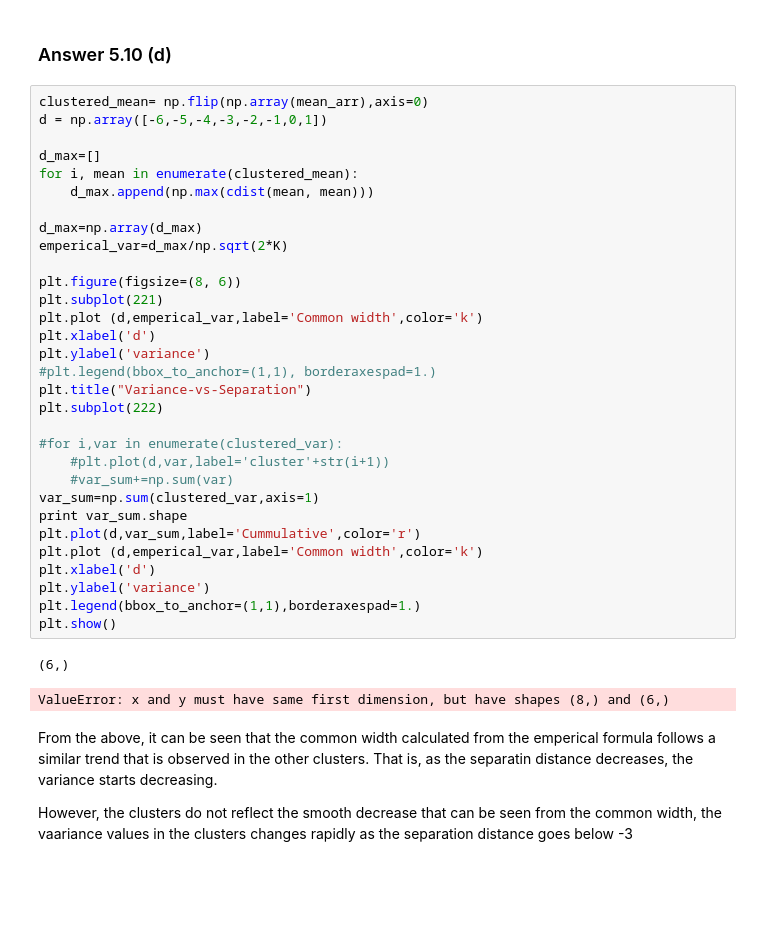
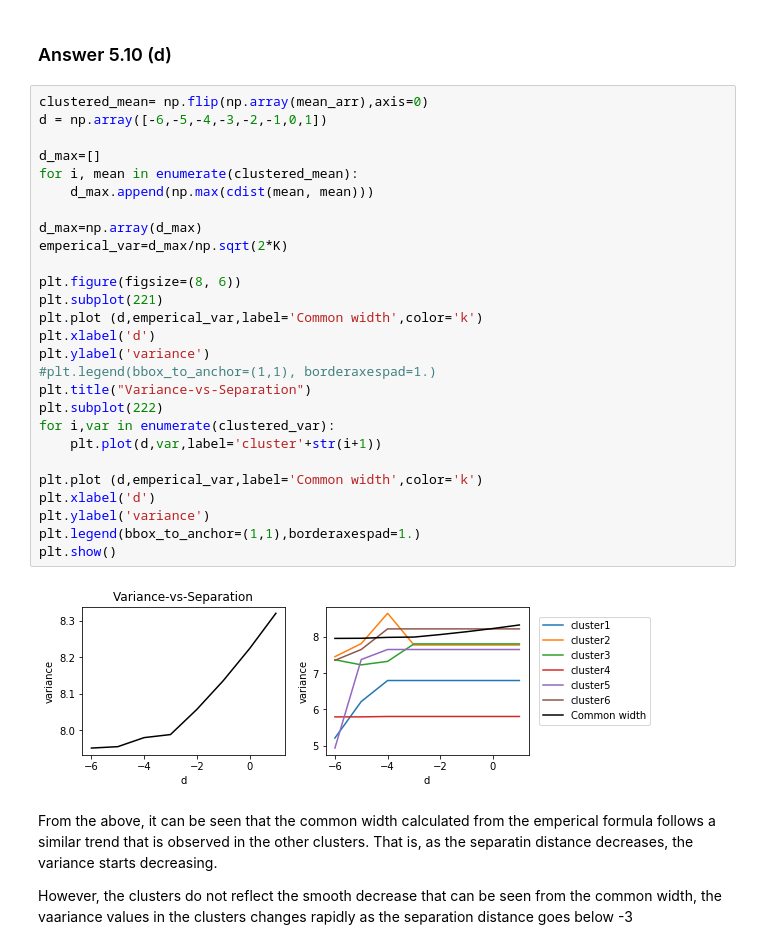
Before and after one commit to debaraj-barua/neural-networks-ws17, a Jupyter notebook: Assignment08/NN_DebarajBarua_NareshKumarGurulingan_271117/NN_DebarajBarua_NareshKumarGurulingan_271117_src/NN_DebarajBarua_NareshKumarGurulingan_271117.ipynb, the cells around one changed output. Saved outputs shown, nothing was run; the diff lists cells and outputs as text; blank space fills up the shorter version.

```diff
--- a/Assignment08/NN_DebarajBarua_NareshKumarGurulingan_271117/NN_DebarajBarua_NareshKumarGurulingan_271117_src/NN_DebarajBarua_NareshKumarGurulingan_271117.ipynb
+++ b/Assignment08/NN_DebarajBarua_NareshKumarGurulingan_271117/NN_DebarajBarua_NareshKumarGurulingan_271117_src/NN_DebarajBarua_NareshKumarGurulingan_271117.ipynb
@@ -273,37 +273,32 @@ plt.show()
 # %%
 clustered_mean= np.flip(np.array(mean_arr),axis=0)
 d = np.array([-6,-5,-4,-3,-2,-1,0,1])
 
 d_max=[]
 for i, mean in enumerate(clustered_mean):
     d_max.append(np.max(cdist(mean, mean)))
 
 d_max=np.array(d_max)
 emperical_var=d_max/np.sqrt(2*K)
 
 plt.figure(figsize=(8, 6))
 plt.subplot(221)
 plt.plot (d,emperical_var,label='Common width',color='k')
 plt.xlabel('d')
 plt.ylabel('variance')
 #plt.legend(bbox_to_anchor=(1,1), borderaxespad=1.)
 plt.title("Variance-vs-Separation")
 plt.subplot(222)
+for i,var in enumerate(clustered_var):
+    plt.plot(d,var,label='cluster'+str(i+1))
 
-#for i,var in enumerate(clustered_var):
-    #plt.plot(d,var,label='cluster'+str(i+1))
-    #var_sum+=np.sum(var)
-var_sum=np.sum(clustered_var,axis=1)
-print var_sum.shape
-plt.plot(d,var_sum,label='Cummulative',color='r')
 plt.plot (d,emperical_var,label='Common width',color='k')
 plt.xlabel('d')
 plt.ylabel('variance')
 plt.legend(bbox_to_anchor=(1,1),borderaxespad=1.)
 plt.show()
 # %% [output]
-(6,)
-ValueError: x and y must have same first dimension, but have shapes (8,) and (6,)
+[figure, added]
 # %% [markdown]
 From the above, it can be seen that the common width calculated from the emperical formula follows a similar trend that is observed in the other clusters. That is, as the separatin distance decreases, the variance starts decreasing.
 
```
Also changed, not shown: parts of 1 cell of this notebook, 2 other files.
